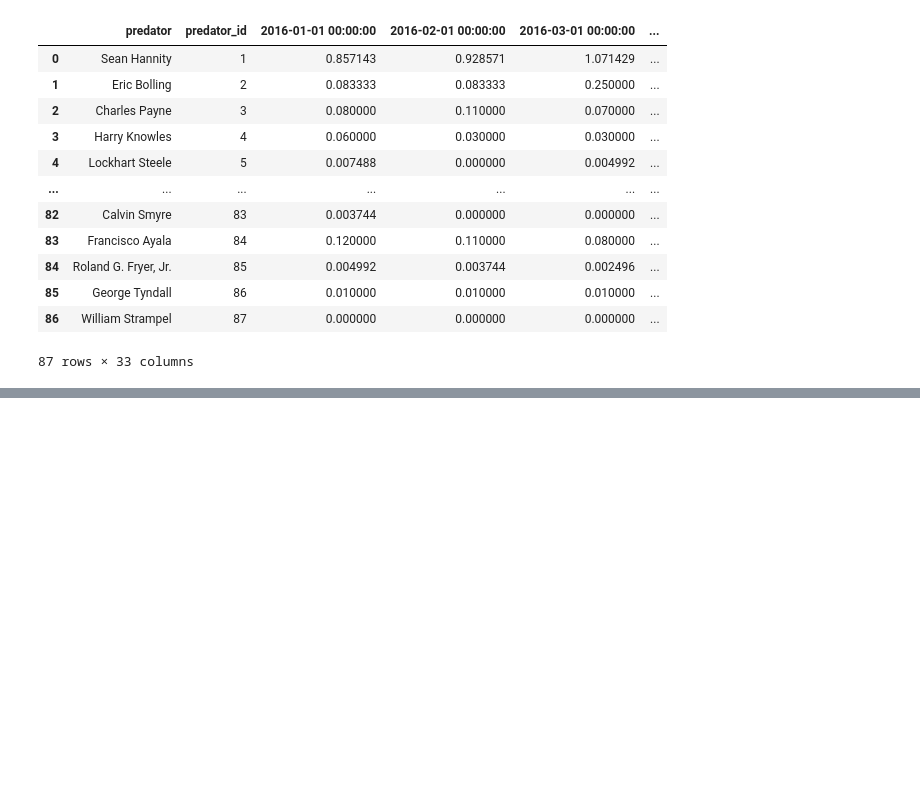
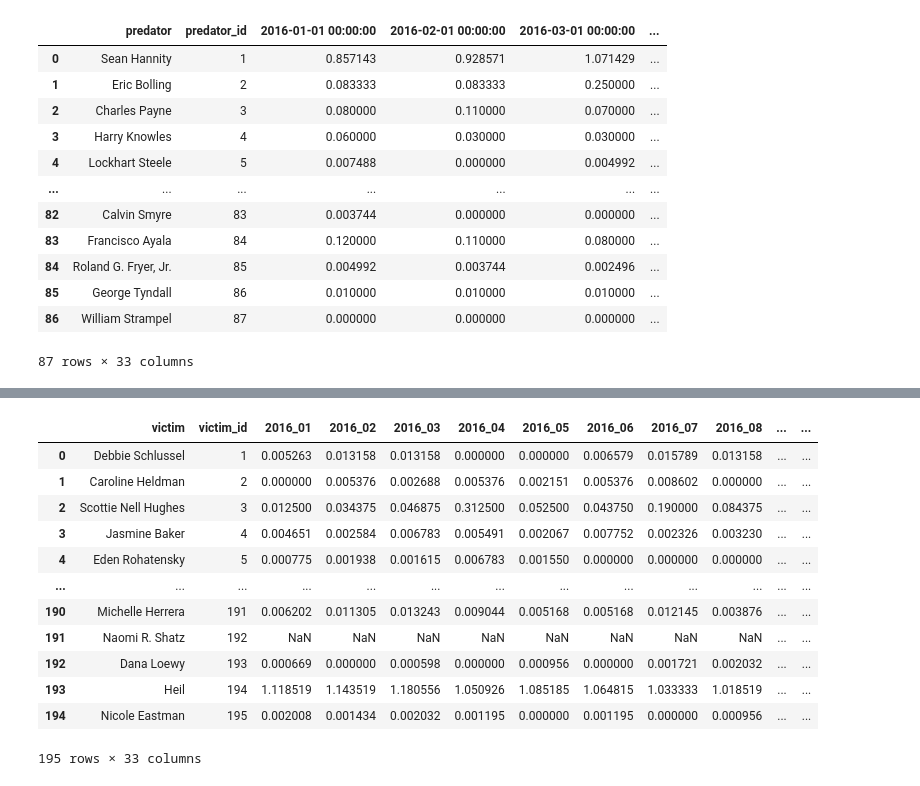
Before and after one commit to githubjacky/notorious, a Jupyter notebook: notebooks/rerun_ri_rj.ipynb, the cells around one changed output, grey strips where cells are left out. Drawn from its saved outputs; the diff is of its cells as text; code cells hidden in the pictures; blank space fills up the shorter version.

```diff
--- a/notebooks/inspect_outlier.ipynb
+++ b/notebooks/rerun_ri_rj.ipynb
@@ -56,0 +82,23 @@ pd.read_excel('data/raw/victim_list_01252023.xlsx', sheet_name="Ri")
+# %%
+df_victim_mean = merge_all_gtab_res(
+    input_dir = 'data/gtab_res/victim/original/',
+    output_data_path = 'data/processed/victim_list_01252023.xlsx',
+    write = True,
+    adjust_method = 'mean'
+)
+
+df_victim_mean
+# %% [output]
+|  | victim | victim_id | 2016_01 | 2016_02 | 2016_03 | 2016_04 | 2016_05 | 2016_06 | 2016_07 | 2016_08 | ... | ... |
+| 0 | Debbie Schlussel | 1 | 0.005263 | 0.013158 | 0.013158 | 0.000000 | 0.000000 | 0.006579 | 0.015789 | 0.013158 | ... | ... |
+| 1 | Caroline Heldman | 2 | 0.000000 | 0.005376 | 0.002688 | 0.005376 | 0.002151 | 0.005376 | 0.008602 | 0.000000 | ... | ... |
+| 2 | Scottie Nell Hughes | 3 | 0.012500 | 0.034375 | 0.046875 | 0.312500 | 0.052500 | 0.043750 | 0.190000 | 0.084375 | ... | ... |
+| 3 | Jasmine Baker | 4 | 0.004651 | 0.002584 | 0.006783 | 0.005491 | 0.002067 | 0.007752 | 0.002326 | 0.003230 | ... | ... |
+| 4 | Eden Rohatensky | 5 | 0.000775 | 0.001938 | 0.001615 | 0.006783 | 0.001550 | 0.000000 | 0.000000 | 0.000000 | ... | ... |
+| ... | ... | ... | ... | ... | ... | ... | ... | ... | ... | ... | ... | ... |
+| 190 | Michelle Herrera | 191 | 0.006202 | 0.011305 | 0.013243 | 0.009044 | 0.005168 | 0.005168 | 0.012145 | 0.003876 | ... | ... |
+| 191 | Naomi R. Shatz | 192 | NaN | NaN | NaN | NaN | NaN | NaN | NaN | NaN | ... | ... |
+| 192 | Dana Loewy | 193 | 0.000669 | 0.000000 | 0.000598 | 0.000000 | 0.000956 | 0.000000 | 0.001721 | 0.002032 | ... | ... |
+| 193 | Heil | 194 | 1.118519 | 1.143519 | 1.180556 | 1.050926 | 1.085185 | 1.064815 | 1.033333 | 1.018519 | ... | ... |
+| 194 | Nicole Eastman | 195 | 0.002008 | 0.001434 | 0.002032 | 0.001195 | 0.000000 | 0.001195 | 0.000000 | 0.000956 | ... | ... |
+195 rows × 33 columns
```
Also changed, not shown: parts of 6 cells of this notebook, 7 other files.
